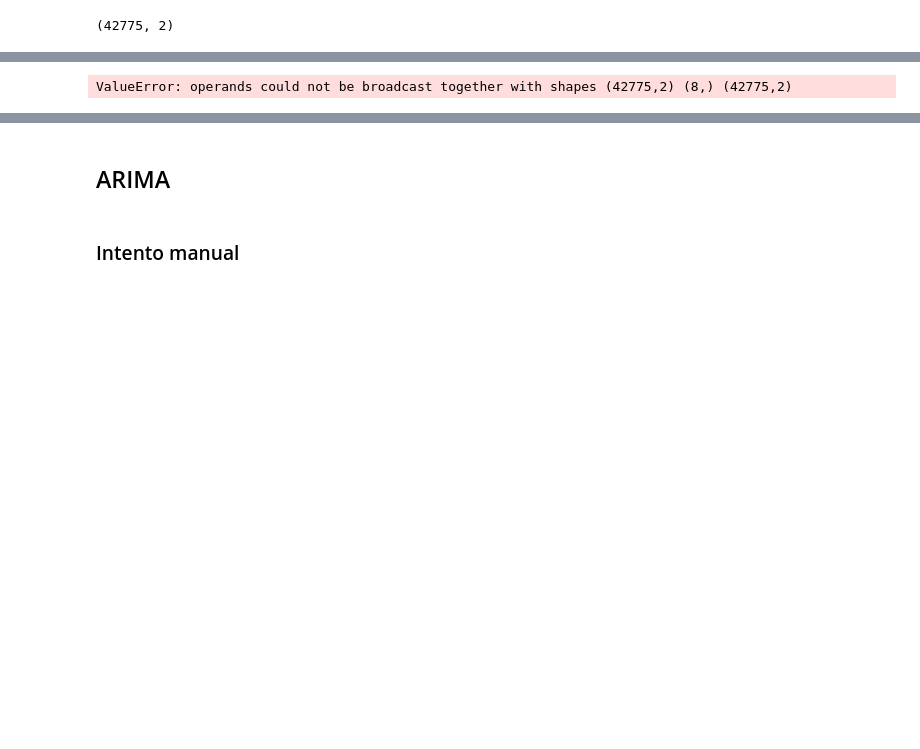
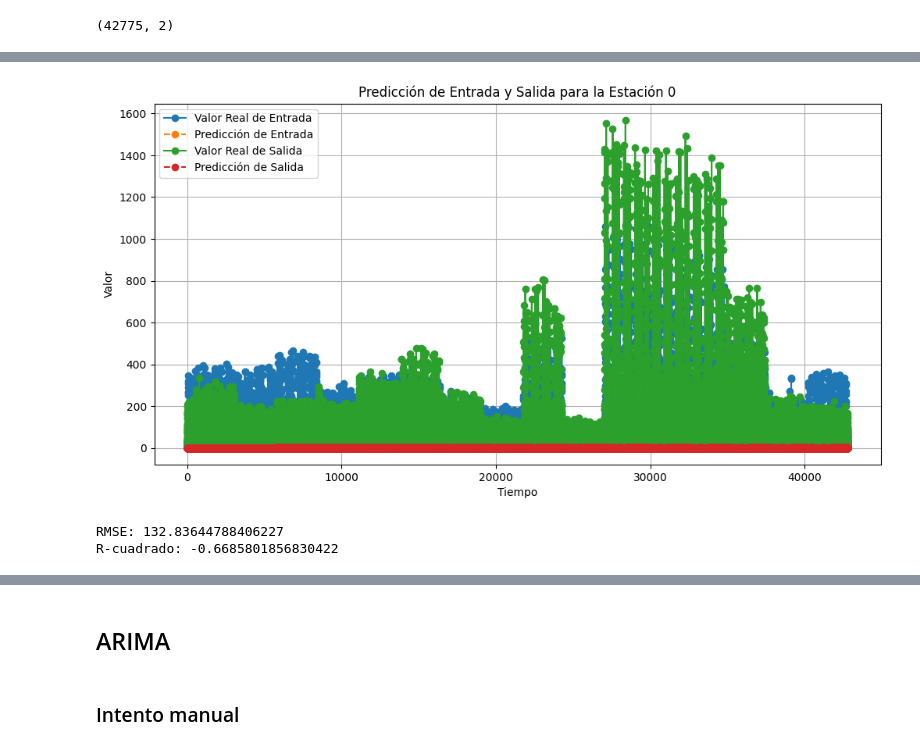
Before and after one commit to quiquecueto/TFM-Intelligent-Systems, a Jupyter notebook: TFM_project.ipynb, the cells around one changed output, grey strips where cells are left out. Cells and saved outputs as stored; diff of their text form; code cells hidden in the pictures; blank space fills up the shorter version.

```diff
--- a/TFM_project.ipynb
+++ b/TFM_project.ipynb
@@ -1305,0 +1369,5 @@ AttributeError: 'MinMaxScaler' object has no attribute 'shape'
+# %%
+new_scaler = MinMaxScaler()
+# Supongamos que tienes un array llamado 'entrada_salida_data' que contiene tus pares de valores de entrada y salida
+new_scaler.fit_transform(resultado_fecha_junta[['entrada', 'salida']])
+new_scaler.inverse_transform(predicted_data)
@@ -1306,20 +1382,32 @@ AttributeError: 'MinMaxScaler' object has no attribute 'shape'
 # %%
 # Invertir la escala de las predicciones para obtener valores reales
-predicted_data = scaler.inverse_transform(predicted_data)
-y_test_actual = scaler.inverse_transform(y_test)
+#predicted_data = scaler.inverse_transform(predicted_data)
+y_test_actual = new_scaler.inverse_transform(y_test)
 # Crear el gráfico
 time_range = range(len(y_test_actual))
 plt.figure(figsize=(12, 6))
 plt.plot(time_range, y_test_actual[:, 0], label='Valor Real de Entrada', marker='o', linestyle='-')
 plt.plot(time_range, predicted_data[:, 0], label='Predicción de Entrada', marker='o', linestyle='--')
 plt.plot(time_range, y_test_actual[:, 1], label='Valor Real de Salida', marker='o', linestyle='-')
 plt.plot(time_range, predicted_data[:, 1], label='Predicción de Salida', marker='o', linestyle='--')
 
 plt.xlabel('Tiempo')
 plt.ylabel('Valor')
 plt.title('Predicción de Entrada y Salida para la Estación 0')
 plt.legend()
 plt.grid(True)
 plt.show()
 # %% [output]
-ValueError: operands could not be broadcast together with shapes (42775,2) (8,) (42775,2)
+[figure, added]
+# %%
+# Calcula el RMSE
+rmse = np.sqrt(mean_squared_error(y_test_actual, predicted_data))
+
+# Calcula el coeficiente de determinación (R-cuadrado)
+r2 = r2_score(y_test_actual, predicted_data)
+
+print("RMSE:", rmse)
+print("R-cuadrado:", r2)
+# %% [output]
+RMSE: 132.83644788406227
+R-cuadrado: -0.6685801856830422
```
Also changed, not shown: parts of 41 cells of this notebook.
